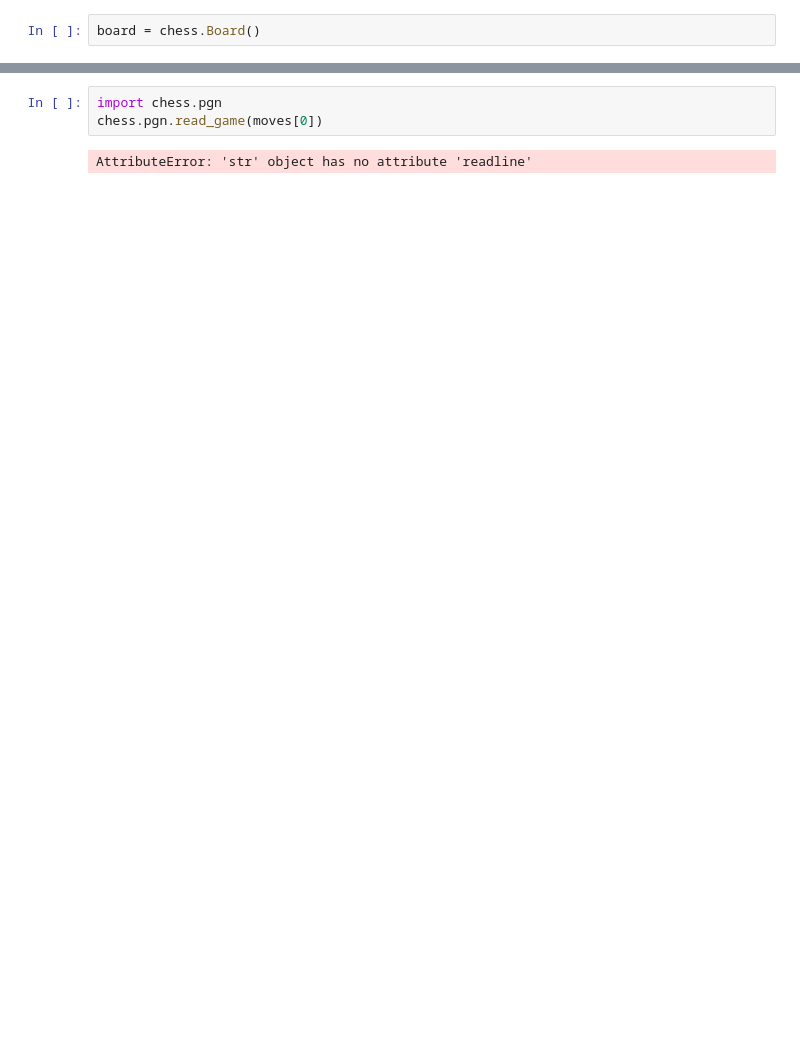
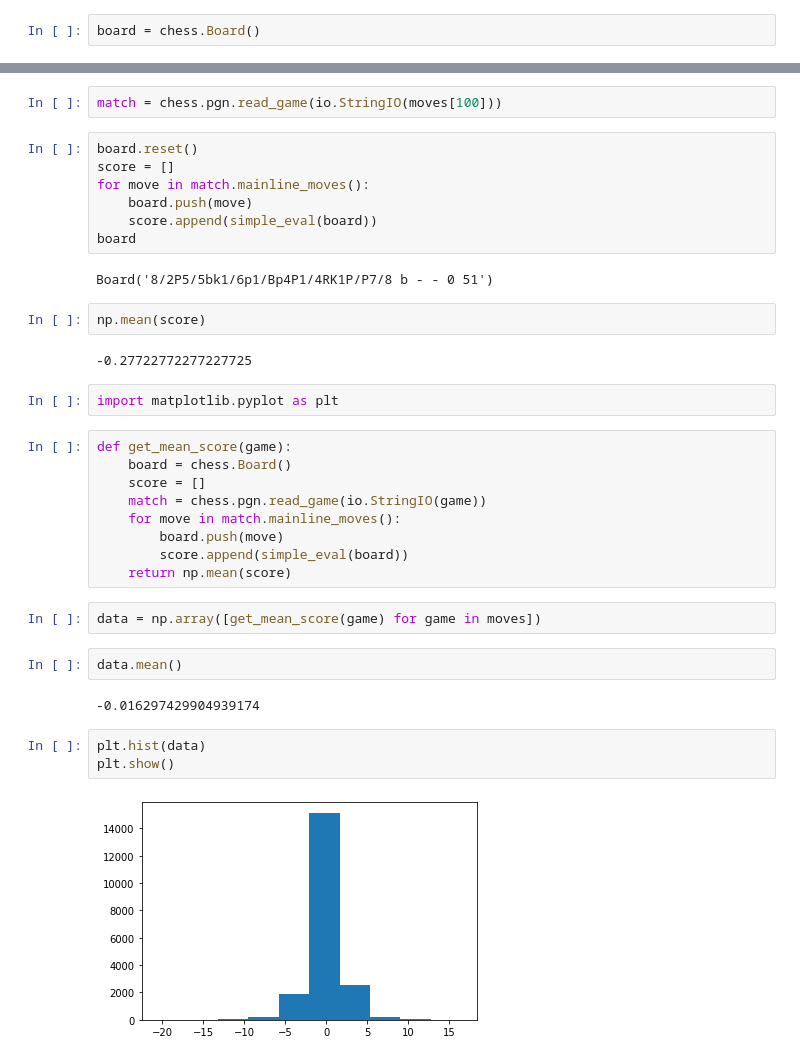
Before and after one commit to Pavitheran/chess-ai, a Jupyter notebook: bots/chess/Untitled.ipynb, the cells around one changed output, grey strips where cells are left out. Cells and saved outputs as stored; diff of their text form; blank space fills up the shorter version.

Commit message:
added simple evaluation bot

```diff
--- a/bots/chess/Untitled.ipynb
+++ b/bots/chess/Untitled.ipynb
@@ -82,5 +162,37 @@ list(board.legal_moves)
 # %%
-import chess.pgn
-chess.pgn.read_game(moves[0])
+match = chess.pgn.read_game(io.StringIO(moves[100]))
-# %% [output]
-AttributeError: 'str' object has no attribute 'readline'
+# %%
+board.reset()
+score = []
+for move in match.mainline_moves():
+    board.push(move)
+    score.append(simple_eval(board))
+board
+# %% [output]
+Board('8/2P5/5bk1/6p1/Bp4P1/4RK1P/P7/8 b - - 0 51')
+# %%
+np.mean(score)
+# %% [output]
+-0.27722772277227725
+# %%
+import matplotlib.pyplot as plt
+# %%
+def get_mean_score(game):
+    board = chess.Board()
+    score = []
+    match = chess.pgn.read_game(io.StringIO(game))
+    for move in match.mainline_moves():
+        board.push(move)
+        score.append(simple_eval(board))
+    return np.mean(score)
+# %%
+data = np.array([get_mean_score(game) for game in moves])
+# %%
+data.mean()
+# %% [output]
+-0.016297429904939174
+# %%
+plt.hist(data)
+plt.show()
+# %% [output]
+[figure, added]
```
Also changed, not shown: parts of 37 cells of this notebook, 7 other files.
